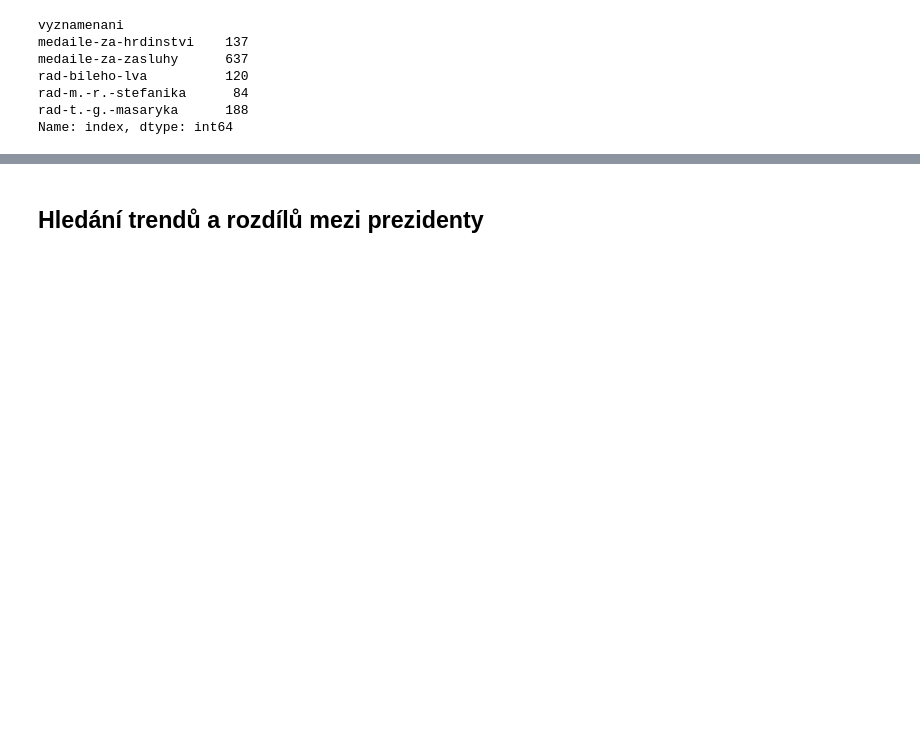
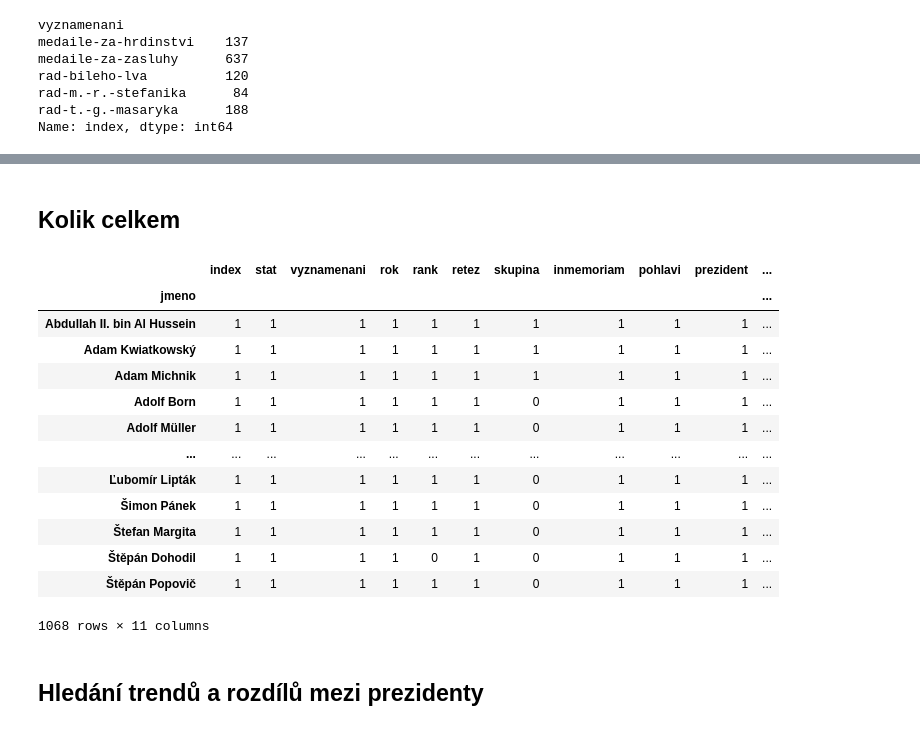
Before and after one commit to DataRozhlas/vyznamenani, a Jupyter notebook: vyznamenani.ipynb, the cells around one changed output, grey strips where cells are left out. Cells and saved outputs as stored; diff of their text form; code cells hidden in the pictures; blank space fills up the shorter version.

```diff
--- a/vyznamenani.ipynb
+++ b/vyznamenani.ipynb
@@ -255,3 +246,22 @@ metaly.sample(10)
+# %% [markdown]
+## Kolik celkem
+# %%
+metaly[metaly["stat"] == "cr"].groupby("jmeno").nunique()
+# %% [output]
+|  | index | stat | vyznamenani | rok | rank | retez | skupina | inmemoriam | pohlavi | prezident | ... |
+| jmeno |  |  |  |  |  |  |  |  |  |  | ... |
+| Abdullah II. bin Al Hussein | 1 | 1 | 1 | 1 | 1 | 1 | 1 | 1 | 1 | 1 | ... |
+| Adam Kwiatkowský | 1 | 1 | 1 | 1 | 1 | 1 | 1 | 1 | 1 | 1 | ... |
+| Adam Michnik | 1 | 1 | 1 | 1 | 1 | 1 | 1 | 1 | 1 | 1 | ... |
+| Adolf Born | 1 | 1 | 1 | 1 | 1 | 1 | 0 | 1 | 1 | 1 | ... |
+| Adolf Müller | 1 | 1 | 1 | 1 | 1 | 1 | 0 | 1 | 1 | 1 | ... |
+| ... | ... | ... | ... | ... | ... | ... | ... | ... | ... | ... | ... |
+| Ľubomír Lipták | 1 | 1 | 1 | 1 | 1 | 1 | 0 | 1 | 1 | 1 | ... |
+| Šimon Pánek | 1 | 1 | 1 | 1 | 1 | 1 | 0 | 1 | 1 | 1 | ... |
+| Štefan Margita | 1 | 1 | 1 | 1 | 1 | 1 | 0 | 1 | 1 | 1 | ... |
+| Štěpán Dohodil | 1 | 1 | 1 | 1 | 0 | 1 | 0 | 1 | 1 | 1 | ... |
+| Štěpán Popovič | 1 | 1 | 1 | 1 | 1 | 1 | 0 | 1 | 1 | 1 | ... |
+1068 rows × 11 columns
 # %% [markdown]
 ## Hledání trendů a rozdílů mezi prezidenty
 # %%
```
Also changed, not shown: parts of 38 cells of this notebook, 3 other files.
